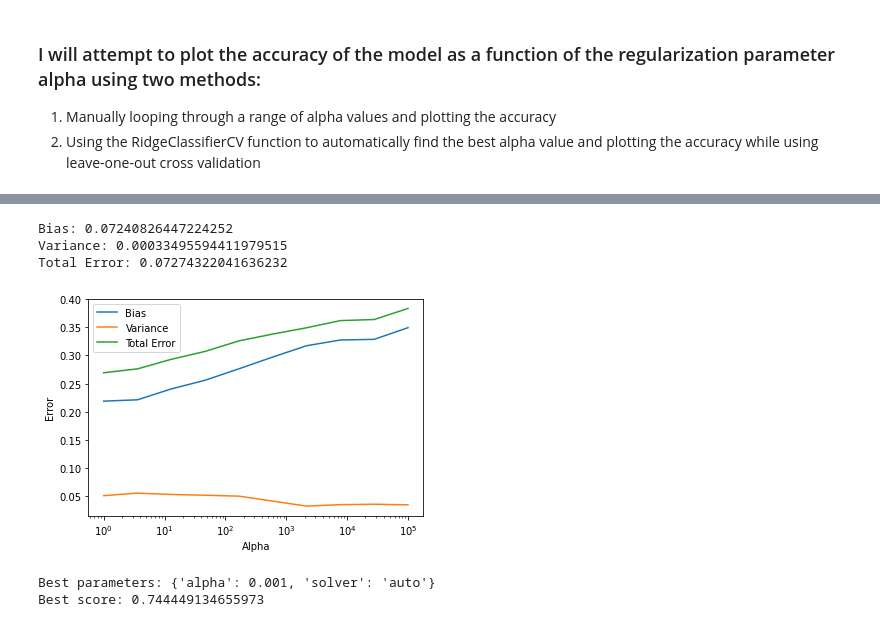
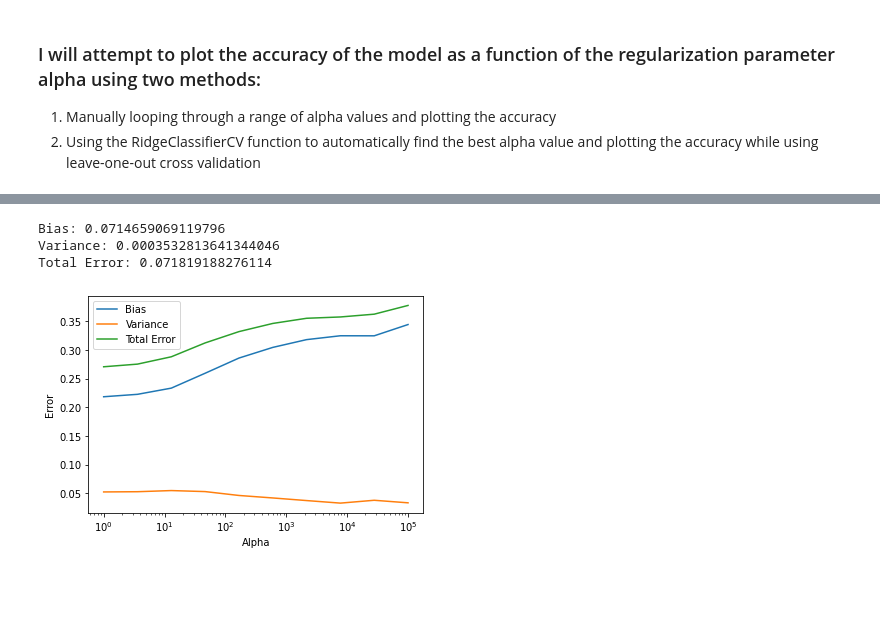
Before and after one commit to AhmadJamal01/Body-Level-Classification, a Jupyter notebook: models/ridge_classifier.ipynb, the cells around one changed output, grey strips where cells are left out. Drawn from its saved outputs; the diff is of its cells as text; code cells hidden in the pictures; blank space fills up the shorter version.

```diff
--- a/models/ridge_classifier.ipynb
+++ b/models/ridge_classifier.ipynb
@@ -81,5 +83,5 @@ df_validation.head()
 # %%
 y_train = df_train['Body_Level']
 x_train = df_train.drop(['Body_Level'], axis=1)
-y_validation = df_validation['Body_Level']
-x_validation = df_validation.drop(['Body_Level'], axis=1)
+y_val = df_validation['Body_Level']
+x_val = df_validation.drop(['Body_Level'], axis=1)
@@ -85,0 +104,6 @@ x_validation = df_validation.drop(['Body_Level'], axis=1)
+# %%
+model = RidgeClassifier(**grid_search.best_params_)
+model.fit(x_train, y_train)
+
+y_pred = model.predict(x_val)
+print(classification_report(y_val, y_pred))
@@ -95,7 +190,7 @@ alphas = [0.001,0.01,0.1, 0.5, 1,10]
 # Train a ridge classifier for each alpha value
 models = []
 for alpha in alphas:
-    model = RidgeClassifier(alpha=alpha)
+    model = RidgeClassifier(alpha=alpha, solver = grid_search.best_params_['solver'])
     model.fit(x_train, y_train)
     models.append(model)
 
@@ -104,8 +199,8 @@ training_accuracies = []
 validation_accuracies = []
 for model in models:
     training_accuracies.append(model.score(x_train, y_train))
-    y_pred = model.predict(x_validation)
-    validation_accuracies.append(model.score(x_validation, y_validation))
+    y_pred = model.predict(x_val)
+    validation_accuracies.append(model.score(x_val, y_val))
 
 best_aplha = alphas[np.argmax(validation_accuracies)]
 
@@ -155,7 +224,7 @@ Best alpha:  0.5
 # Assume X_train, y_train, X_test, and y_test are defined
 n_bootstraps = 100
 n_train = x_train.shape[0]
-n_test = x_validation.shape[0]
+n_test = x_val.shape[0]
 validation_accuracies = np.zeros(n_bootstraps)
 
 for i in range(n_bootstraps):
@@ -163,11 +232,11 @@ for i in range(n_bootstraps):
     X_sample, y_sample = resample(x_train, y_train)
 
     # Train a RidgeClassifier model on the resampled data
-    model = RidgeClassifier()
+    model = RidgeClassifier(**grid_search.best_params_)
     model.fit(X_sample, y_sample)
 
     # Make predictions on the test set
-    validation_accuracies[i] = model.score(x_validation, y_validation)
+    validation_accuracies[i] = model.score(x_val, y_val)
 
 # Calculate the bias and variance estimates
 bias = np.mean((np.mean(validation_accuracies) - 1) ** 2)
@@ -178,58 +247,44 @@ print(f"Bias: {bias}")
 print(f"Variance: {variance}")
 print(f"Total Error: {error}")
 # %% [output]
-Bias: 0.07240826447224252
-Variance: 0.00033495594411979515
-Total Error: 0.07274322041636232
+Bias: 0.0714659069119796
+Variance: 0.0003532813641344046
+Total Error: 0.071819188276114
 # %%
 n_bootstraps = 100
 n_train = x_train.shape[0]
-n_test = x_validation.shape[0]
+n_test = x_val.shape[0]
 alphas = np.logspace(0, 5, 10)
 n_alphas = len(alphas)
 bias = np.zeros(n_alphas)
 variance = np.zeros(n_alphas)
 
 for i, alpha in enumerate(alphas):
     validation_accuracies = np.zeros((n_test, n_bootstraps))
 
     for j in range(n_bootstraps):
         # Bootstrap resample the training data
         X_sample, y_sample = resample(x_train, y_train)
 
         # Train a RidgeClassifier model on the resampled data
-        model = RidgeClassifier(alpha=alpha)
+        model = RidgeClassifier(alpha=alpha, solver = grid_search.best_params_['solver'])
         model.fit(X_sample, y_sample)
 
         # Calculate the accuracy on the test set
-        validation_accuracies[:, j] = model.predict(x_validation) == y_validation
+        validation_accuracies[:, j] = model.predict(x_val) == y_val
 
     # Calculate the bias and variance estimates
     bias[i] = np.mean((np.mean(validation_accuracies, axis=1) - 1) ** 2)
     variance[i] = np.mean(np.var(validation_accuracies, axis=1))
 
 # Plot the bias-variance tradeoff
 plt.plot(alphas, bias, label="Bias")
 plt.plot(alphas, variance, label="Variance")
 plt.plot(alphas, bias + variance, label="Total Error")
 plt.legend()
 plt.xscale('log')
 plt.xlabel("Alpha")
 plt.ylabel("Error")
 plt.show()
 # %% [output]
-[figure, old version]
+[figure, new version]
-# %%
-param_grid = {
-    "alpha": [0.001, 0.01, 0.1, 0.5,1, 10],
-    "solver": ["auto", "svd", "cholesky", "lsqr", "sparse_cg", "sag", "saga"]
-}
-
-grid_search = GridSearchCV(RidgeClassifier(), param_grid, cv=5, return_train_score=True)
-grid_search.fit(x_train, y_train)
-
-print(f"Best parameters: {grid_search.best_params_}")
-print(f"Best score: {grid_search.best_score_}")
-# %% [output]
-Best parameters: {'alpha': 0.001, 'solver': 'auto'}
-Best score: 0.744449134655973
```
Also changed, not shown: parts of 10 cells of this notebook, 9 other files.
